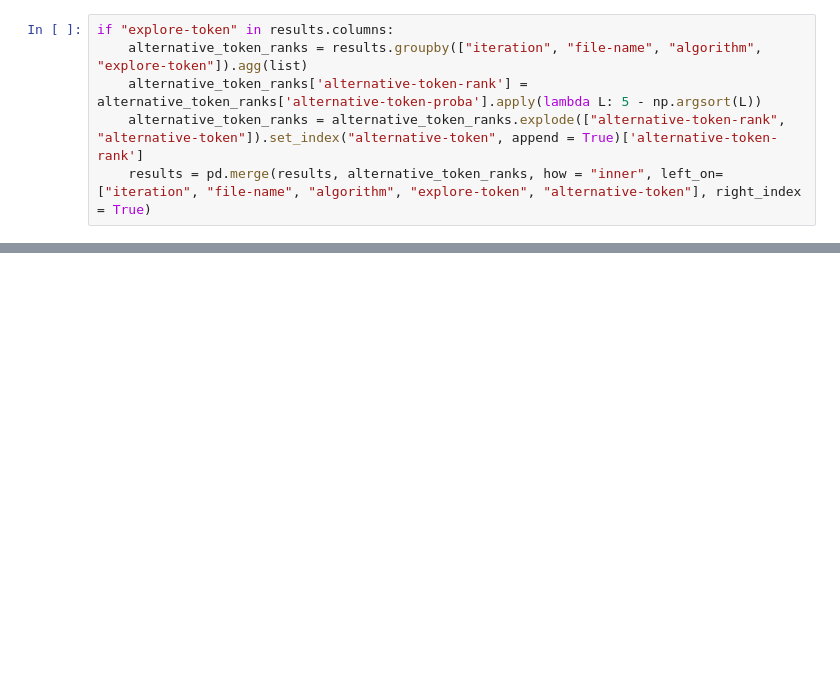
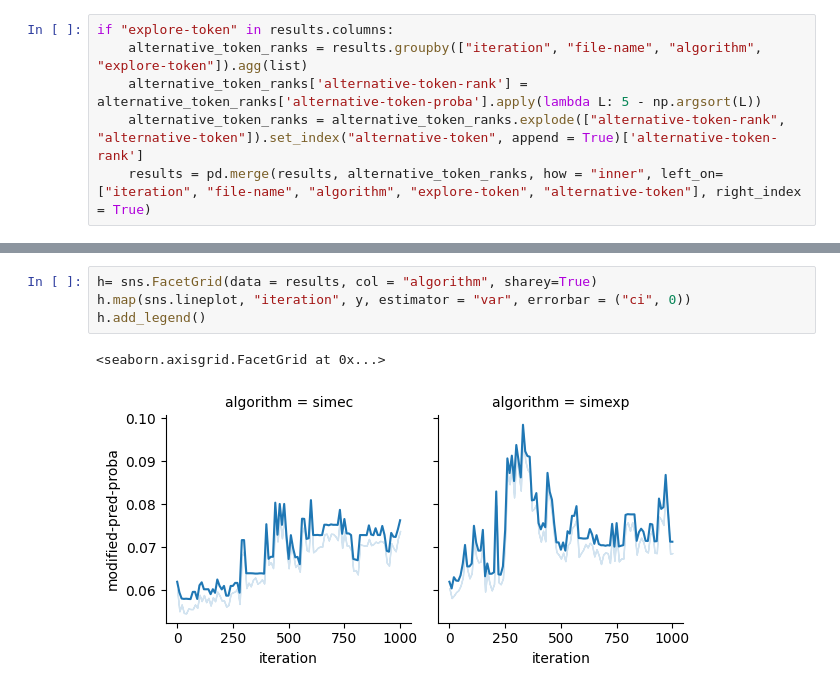
Before and after one commit to alessiomarta/transformers_equivalence_classes, a Jupyter notebook: results/drawing.ipynb, the cells around one changed output, grey strips where cells are left out. Saved outputs shown, nothing was run; the diff lists cells and outputs as text; blank space fills up the shorter version.

```diff
--- a/results/drawing.ipynb
+++ b/results/drawing.ipynb
@@ -44,0 +45,7 @@ else:
+# %%
+h= sns.FacetGrid(data = results, col = "algorithm", sharey=True)
+h.map(sns.lineplot, "iteration", y, estimator = "var", errorbar = ("ci", 0))
+h.add_legend()
+# %% [output]
+<seaborn.axisgrid.FacetGrid at 0x...>
+[figure, added]
```
Also changed, not shown: parts of 4 cells of this notebook, 1 other file.
